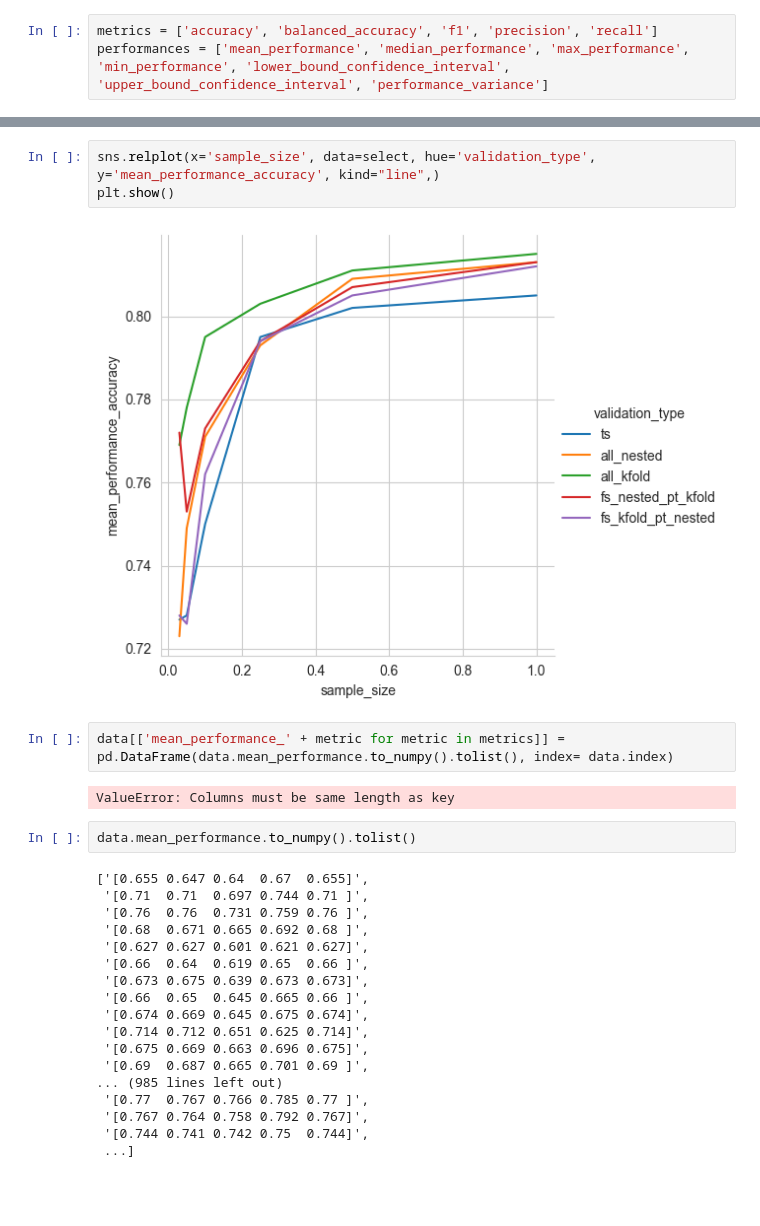
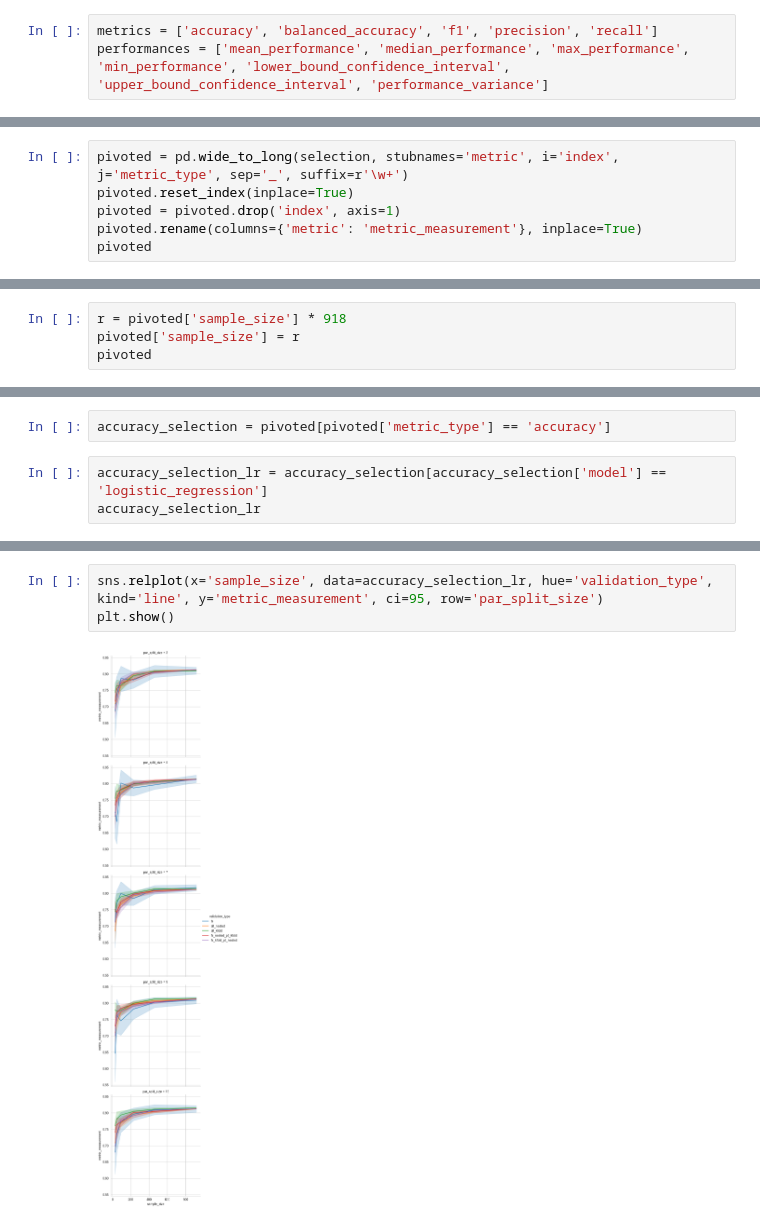
Before and after one commit to navetis/sss_ml, a Jupyter notebook: binary_analysis.ipynb, the cells around one changed output, grey strips where cells are left out. Saved outputs shown, nothing was run; the diff lists cells and outputs as text; blank space fills up the shorter version.

```diff
--- a/binary_analysis.ipynb
+++ b/binary_analysis.ipynb
@@ -143,0 +67,6 @@ select
+# %%
+pivoted = pd.wide_to_long(selection, stubnames='metric', i='index', j='metric_type', sep='_', suffix=r'\w+')
+pivoted.reset_index(inplace=True)
+pivoted = pivoted.drop('index', axis=1)
+pivoted.rename(columns={'metric': 'metric_measurement'}, inplace=True)
+pivoted
@@ -143,0 +87,4 @@ select
+# %%
+r = pivoted['sample_size'] * 918
+pivoted['sample_size'] = r
+pivoted
@@ -143,0 +105,5 @@ select
+# %%
+accuracy_selection = pivoted[pivoted['metric_type'] == 'accuracy']
+# %%
+accuracy_selection_lr = accuracy_selection[accuracy_selection['model'] == 'logistic_regression']
+accuracy_selection_lr
@@ -144,29 +124,5 @@ select
 # %%
-sns.relplot(x='sample_size', data=select, hue='validation_type', y='mean_performance_accuracy', kind="line",)
+sns.relplot(x='sample_size', data=accuracy_selection_lr, hue='validation_type', kind='line', y='metric_measurement', ci=95, row='par_split_size')
 plt.show()
 # %% [output]
-[figure, old version]
+[figure, new version]
-# %%
-data[['mean_performance_' + metric for metric in metrics]] = pd.DataFrame(data.mean_performance.to_numpy().tolist(), index= data.index)
-# %% [output]
-ValueError: Columns must be same length as key
-# %%
-data.mean_performance.to_numpy().tolist()
-# %% [output]
-['[0.655 0.647 0.64  0.67  0.655]',
- '[0.71  0.71  0.697 0.744 0.71 ]',
- '[0.76  0.76  0.731 0.759 0.76 ]',
- '[0.68  0.671 0.665 0.692 0.68 ]',
- '[0.627 0.627 0.601 0.621 0.627]',
- '[0.66  0.64  0.619 0.65  0.66 ]',
- '[0.673 0.675 0.639 0.673 0.673]',
- '[0.66  0.65  0.645 0.665 0.66 ]',
- '[0.674 0.669 0.645 0.675 0.674]',
- '[0.714 0.712 0.651 0.625 0.714]',
- '[0.675 0.669 0.663 0.696 0.675]',
- '[0.69  0.687 0.665 0.701 0.69 ]',
-... (985 lines left out)
- '[0.77  0.767 0.766 0.785 0.77 ]',
- '[0.767 0.764 0.758 0.792 0.767]',
- '[0.744 0.741 0.742 0.75  0.744]',
- ...]
```
Also changed, not shown: parts of 22 cells of this notebook, 5 other files.
